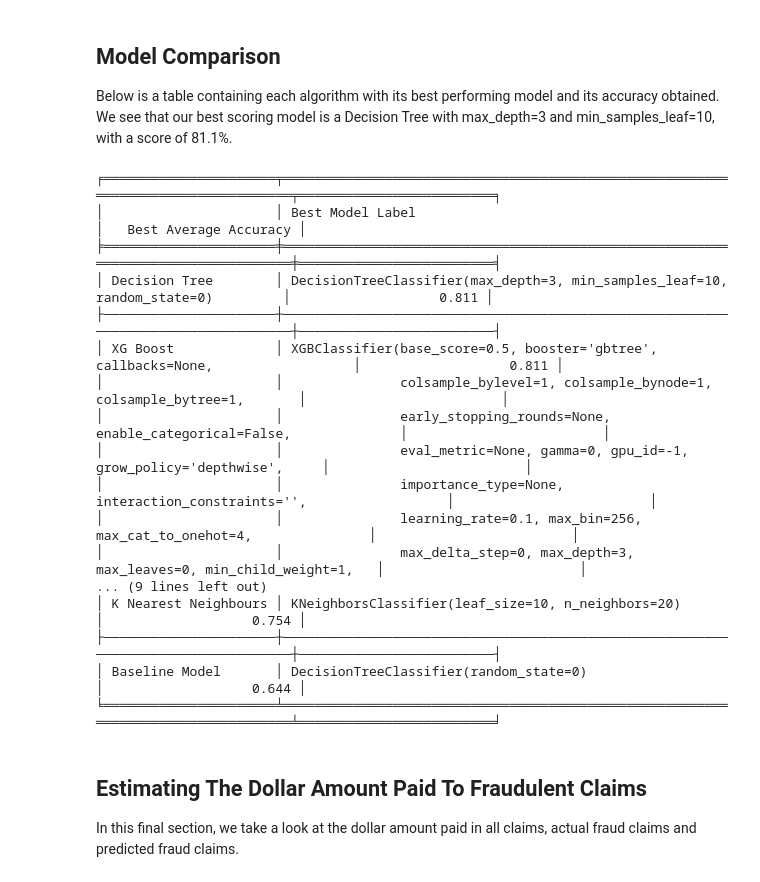
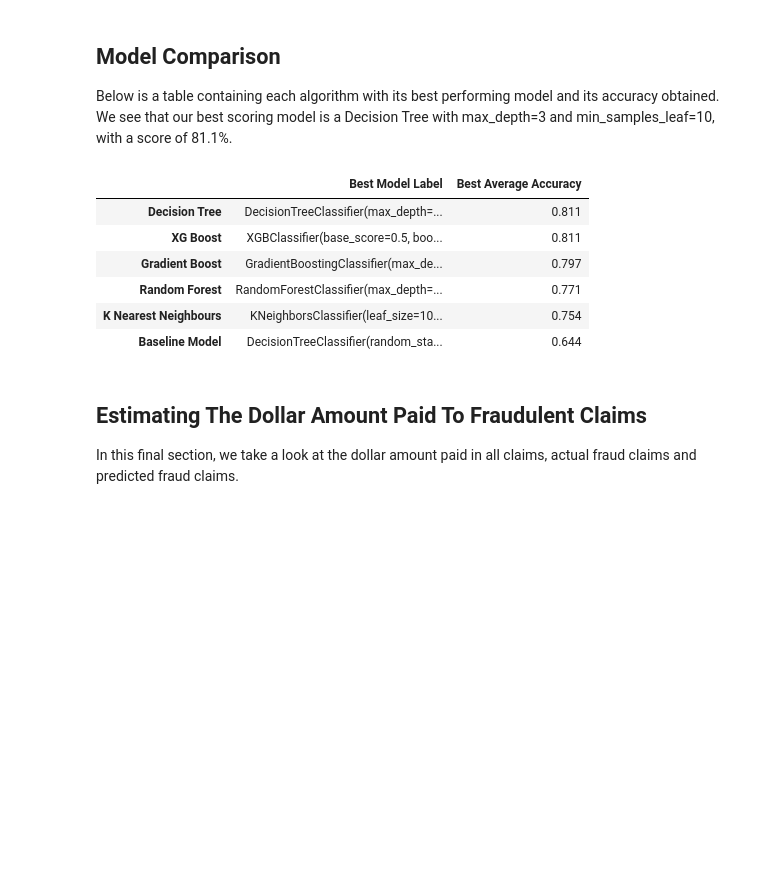
Before and after one commit to Daniel-Prashad/AutoInsuranceFraudClaimDetection, a Jupyter notebook: autoinsfraud.ipynb, the cells around one changed output. Saved outputs shown, nothing was run; the diff lists cells and outputs as text; code cells hidden in the pictures; blank space fills up the shorter version.

Commit message:
removed use of tabulate to allow horizontal scroll

```diff
--- a/autoinsfraud.ipynb
+++ b/autoinsfraud.ipynb
@@ -273,28 +273,21 @@ We see that our best scoring model is a Decision Tree with max_depth=3 and min_s
 # %%
 best_score_df = pd.DataFrame.from_dict(data=all_models, orient='index',
                                         columns=['Model', 'Parameters', 'Best Model Label', 'Best Average Accuracy', 'Best Model'])
 best_score_df.loc["Baseline Model"] = [str(baseline_model), None, str(baseline_model), baseline_score, baseline_model]
 pd.set_option('display.width', 1000)
-print(tabulate(best_score_df[['Best Model Label', 'Best Average Accuracy']].sort_values(by='Best Average Accuracy', ascending=False),
-              headers='keys', tablefmt='fancy_grid'))
+pd.set_option('display.max_rows', 1000)
+pd.set_option('display.max_columns', 1000)
+#print(tabulate(best_score_df[['Best Model Label', 'Best Average Accuracy']].sort_values(by='Best Average Accuracy', ascending=False),
+#              headers='keys', tablefmt='fancy_grid'))
+best_score_df[['Best Model Label', 'Best Average Accuracy']].sort_values(by='Best Average Accuracy', ascending=False)
 # %% [output]
-╒══════════════════════╤══════════════════════════════════════════════════════════════════════════════════╤═════════════════════════╕
-│                      │ Best Model Label                                                                 │   Best Average Accuracy │
-╞══════════════════════╪══════════════════════════════════════════════════════════════════════════════════╪═════════════════════════╡
-│ Decision Tree        │ DecisionTreeClassifier(max_depth=3, min_samples_leaf=10, random_state=0)         │                   0.811 │
-├──────────────────────┼──────────────────────────────────────────────────────────────────────────────────┼─────────────────────────┤
-│ XG Boost             │ XGBClassifier(base_score=0.5, booster='gbtree', callbacks=None,                  │                   0.811 │
-│                      │               colsample_bylevel=1, colsample_bynode=1, colsample_bytree=1,       │                         │
-│                      │               early_stopping_rounds=None, enable_categorical=False,              │                         │
-│                      │               eval_metric=None, gamma=0, gpu_id=-1, grow_policy='depthwise',     │                         │
-│                      │               importance_type=None, interaction_constraints='',                  │                         │
-│                      │               learning_rate=0.1, max_bin=256, max_cat_to_onehot=4,               │                         │
-│                      │               max_delta_step=0, max_depth=3, max_leaves=0, min_child_weight=1,   │                         │
-... (9 lines left out)
-│ K Nearest Neighbours │ KNeighborsClassifier(leaf_size=10, n_neighbors=20)                               │                   0.754 │
-├──────────────────────┼──────────────────────────────────────────────────────────────────────────────────┼─────────────────────────┤
-│ Baseline Model       │ DecisionTreeClassifier(random_state=0)                                           │                   0.644 │
-╘══════════════════════╧══════════════════════════════════════════════════════════════════════════════════╧═════════════════════════╛
+|  | Best Model Label | Best Average Accuracy |
+| Decision Tree | DecisionTreeClassifier(max_depth=... | 0.811 |
+| XG Boost | XGBClassifier(base_score=0.5, boo... | 0.811 |
+| Gradient Boost | GradientBoostingClassifier(max_de... | 0.797 |
+| Random Forest | RandomForestClassifier(max_depth=... | 0.771 |
+| K Nearest Neighbours | KNeighborsClassifier(leaf_size=10... | 0.754 |
+| Baseline Model | DecisionTreeClassifier(random_sta... | 0.644 |
 # %% [markdown]
 ## Estimating The Dollar Amount Paid To Fraudulent Claims
 In this final section, we take a look at the dollar amount paid in all claims, actual fraud claims and predicted fraud claims.
```
